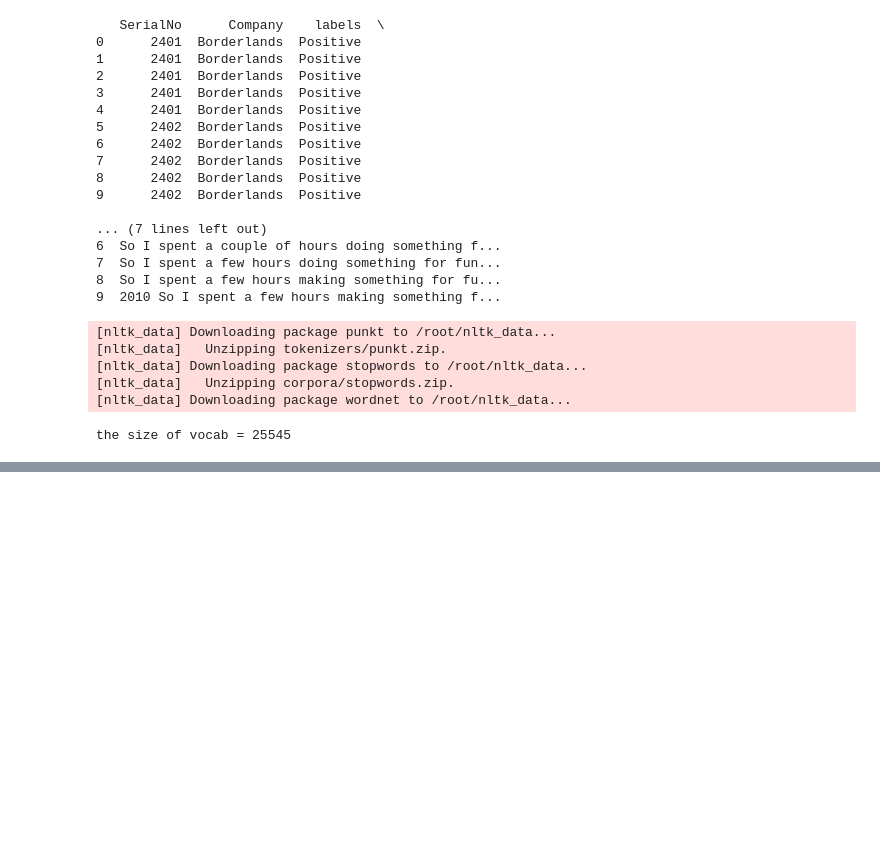
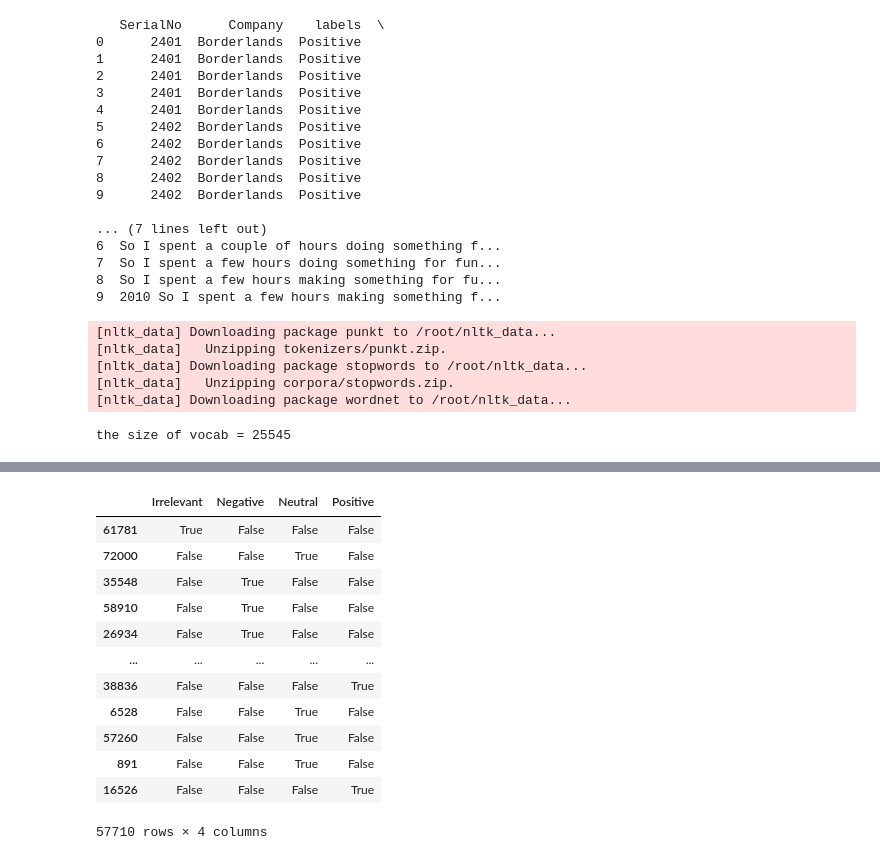
Before and after one commit to KanishkThamman/LSTMSentimental, a Jupyter notebook: Copy_of_LSTMSentimental_analysis.ipynb, the cells around one changed output, grey strips where cells are left out. Drawn from its saved outputs; the diff is of its cells as text; code cells hidden in the pictures; blank space fills up the shorter version.

```diff
--- a/Copy_of_LSTMSentimental_analysis.ipynb
+++ b/Copy_of_LSTMSentimental_analysis.ipynb
@@ -239,0 +317,16 @@ Detected at node binary_crossentropy/Cast defined at (most recent call last):
+# %%
+y_train
+# %% [output]
+|  | Irrelevant | Negative | Neutral | Positive |
+| 61781 | True | False | False | False |
+| 72000 | False | False | True | False |
+| 35548 | False | True | False | False |
+| 58910 | False | True | False | False |
+| 26934 | False | True | False | False |
+| ... | ... | ... | ... | ... |
+| 38836 | False | False | False | True |
+| 6528 | False | False | True | False |
+| 57260 | False | False | True | False |
+| 891 | False | False | True | False |
+| 16526 | False | False | False | True |
+57710 rows × 4 columns
```
Also changed, not shown: parts of 10 cells of this notebook.
